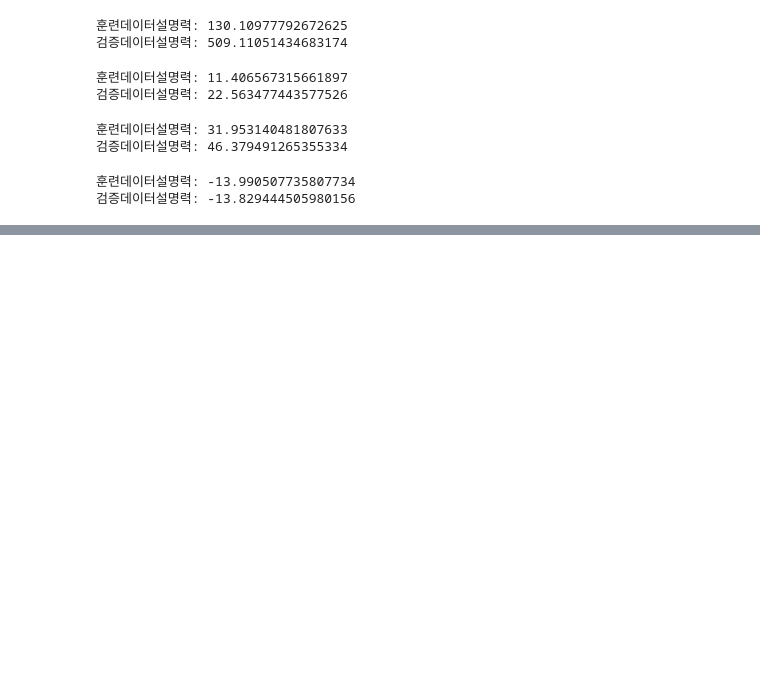
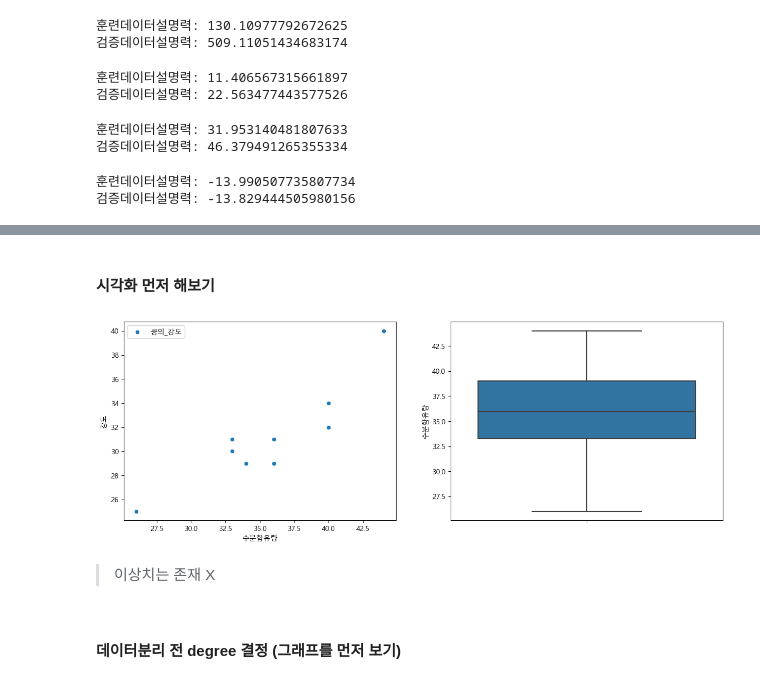
Before and after one commit to Jeeunun/Data_analysis_education_Closed, a Jupyter notebook: data_analysis/F.데이터_마이닝/02_Sklearn/#혼공.ipynb, the cells around one changed output, grey strips where cells are left out. Saved outputs shown, nothing was run; the diff lists cells and outputs as text; code cells hidden in the pictures; blank space fills up the shorter version.

```diff
--- a/data_analysis/F.데이터_마이닝/02_Sklearn/#혼공.ipynb
+++ b/data_analysis/F.데이터_마이닝/02_Sklearn/#혼공.ipynb
@@ -161,0 +174,4 @@ print("검증데이터설명력:", np.mean((y_test.values - y_test_pred)/y_test.
+# %%
+data = pd.read_excel("http://data.hossam.kr/E04/beans.xlsx")
+df = pd.DataFrame(data)
+df
@@ -161,0 +190,20 @@ print("검증데이터설명력:", np.mean((y_test.values - y_test_pred)/y_test.
+# %% [markdown]
+#### 시각화 먼저 해보기
+# %%
+# 그래프 환경 설정
+plt.rcParams['font.family'] = 'Malgun Gothic'
+plt.rcParams['font.size'] = 10
+plt.rcParams['axes.unicode_minus'] = False
+# %%
+fig, (ax1, ax2) = plt.subplots(1,2,figsize=(15,5))
+sb.scatterplot(df, x=df['수분함유량'], y=df['강도'], label='콩의_강도', ax=ax1)
+sb.boxplot(y=df['수분함유량'])
+
+plt.show()
+plt.close()
+# %% [output]
+[figure, added]
+# %% [markdown]
+> 이상치는 존재 X
+# %% [markdown]
+#### 데이터분리 전 degree 결정 (그래프를 먼저 보기)
```
Also changed, not shown: parts of 5 cells of this notebook, 4 other files.
